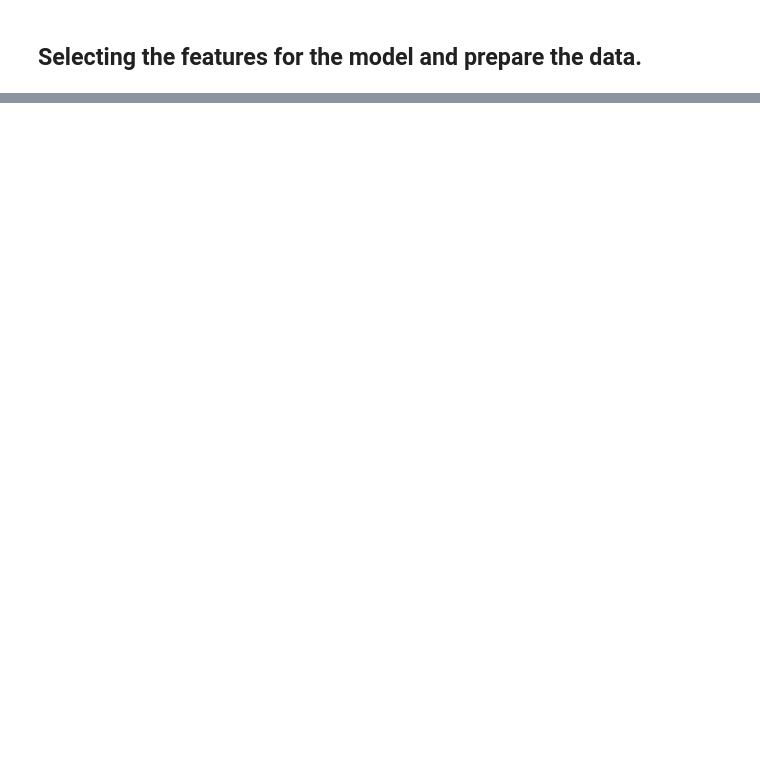
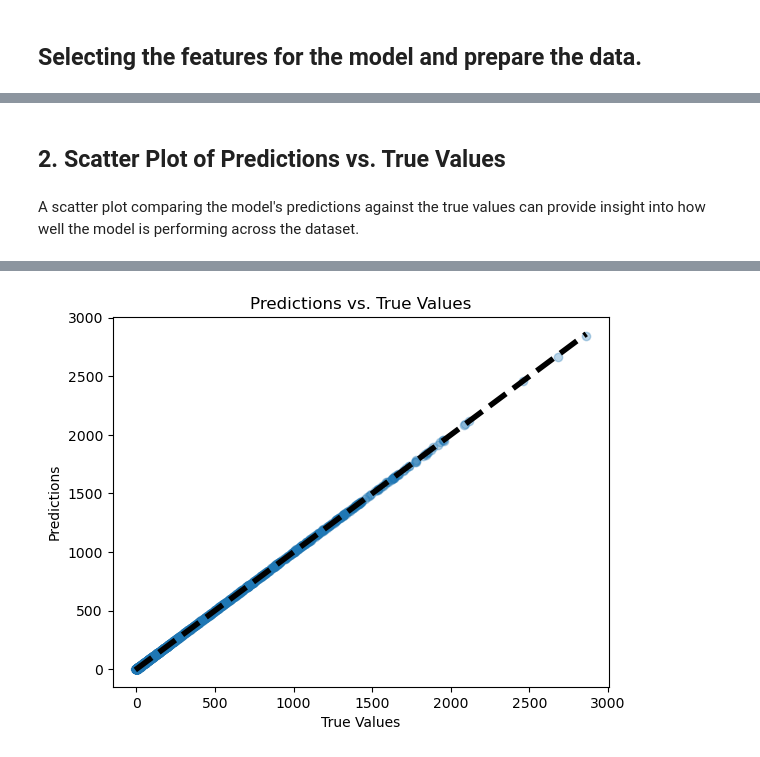
Before and after one commit to 2014222-student-cct-ie/2024--Semester-2--CA1, a Jupyter notebook: Part 2 - Semester 2 CA-01 -2024 - 2014222.ipynb, the cells around one changed output, grey strips where cells are left out. Drawn from its saved outputs; the diff is of its cells as text; code cells hidden in the pictures; blank space fills up the shorter version.

```diff
--- a/Part 2 - Semester 2 CA-01 -2024 - 2014222.ipynb
+++ b/Part 2 - Semester 2 CA-01 -2024 - 2014222.ipynb
@@ -602,0 +645,14 @@ model.evaluate(X_test_scaled, y_test)
+# %%
+# Plot training & validation loss values
+
+history = model.fit(X_train_scaled, y_train, epochs=100, batch_size=32, validation_split=0.1, verbose=0)
+
+# Plot training & validation loss values
+
+plt.plot(history.history['loss'], label='Train')
+plt.plot(history.history['val_loss'], label='Validation')
+plt.title('Model loss')
+plt.ylabel('Loss')
+plt.xlabel('Epoch')
+plt.legend(loc='upper right')
+plt.show()
@@ -602,0 +661,14 @@ model.evaluate(X_test_scaled, y_test)
+# %% [markdown]
+## 2. Scatter Plot of Predictions vs. True Values
+# %% [markdown]
+A scatter plot comparing the model's predictions against the true values can provide insight into how well the model is performing across the dataset.
+# %%
+y_pred = model.predict(X_test_scaled).flatten()
+
+plt.scatter(y_test, y_pred, alpha=0.3)
+plt.title('Predictions vs. True Values')
+plt.xlabel('True Values')
+plt.ylabel('Predictions')
+plt.plot([y_test.min(), y_test.max()], [y_test.min(), y_test.max()], 'k--', lw=4)
+plt.show()
+# %% [output]
@@ -602,0 +676 @@ model.evaluate(X_test_scaled, y_test)
+[figure, added]
```
Also changed, not shown: parts of 52 cells of this notebook.
